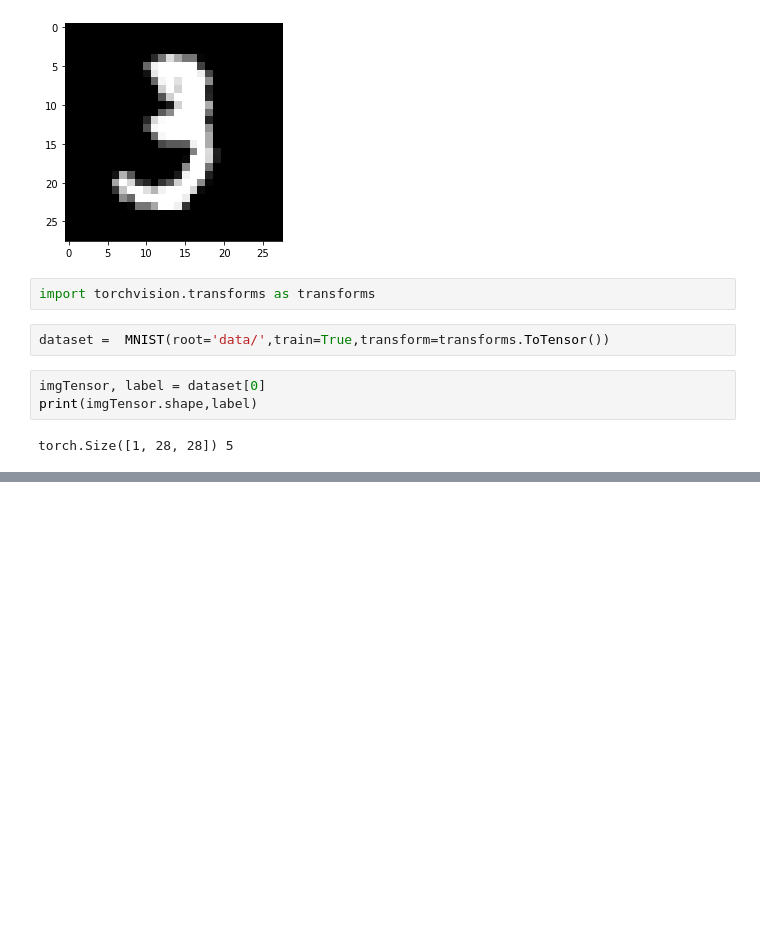
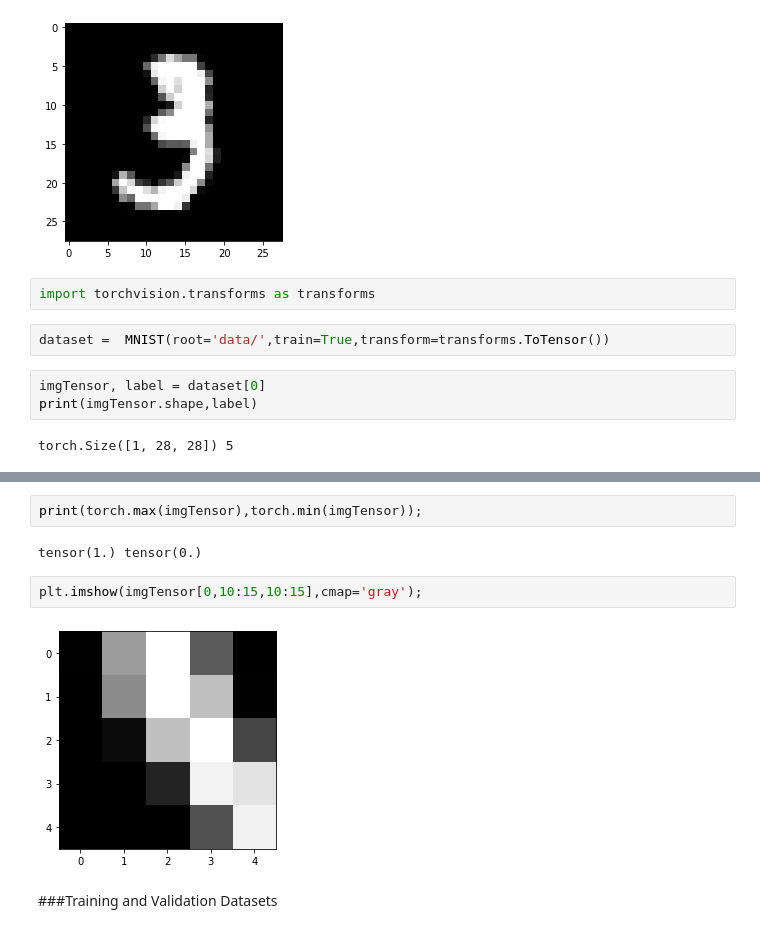
Before and after one commit to agnxsh/MNIST-with-logistic-regression, a Jupyter notebook: mnist_with_logistic_regression.ipynb, the cells around one changed output, grey strips where cells are left out. Drawn from its saved outputs; the diff is of its cells as text; blank space fills up the shorter version.

```diff
--- a/mnist_with_logistic_regression.ipynb
+++ b/mnist_with_logistic_regression.ipynb
@@ -67,0 +76,10 @@ torch.Size([1, 28, 28]) 5
+# %%
+print(torch.max(imgTensor),torch.min(imgTensor));
+# %% [output]
+tensor(1.) tensor(0.)
+# %%
+plt.imshow(imgTensor[0,10:15,10:15],cmap='gray');
+# %% [output]
+[figure, added]
+# %% [markdown]
+###Training and Validation Datasets
```
Also changed, not shown: parts of 18 cells of this notebook.
